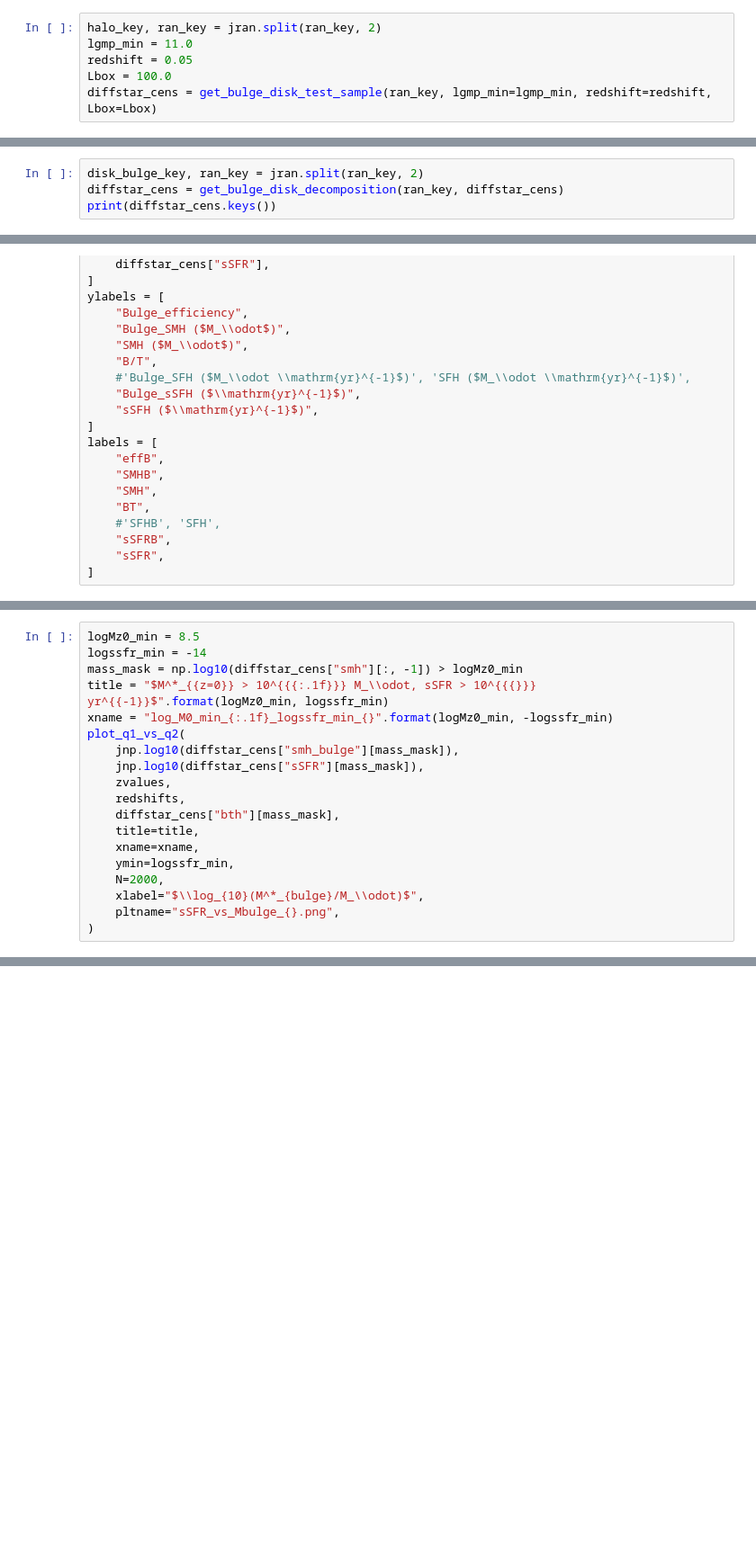
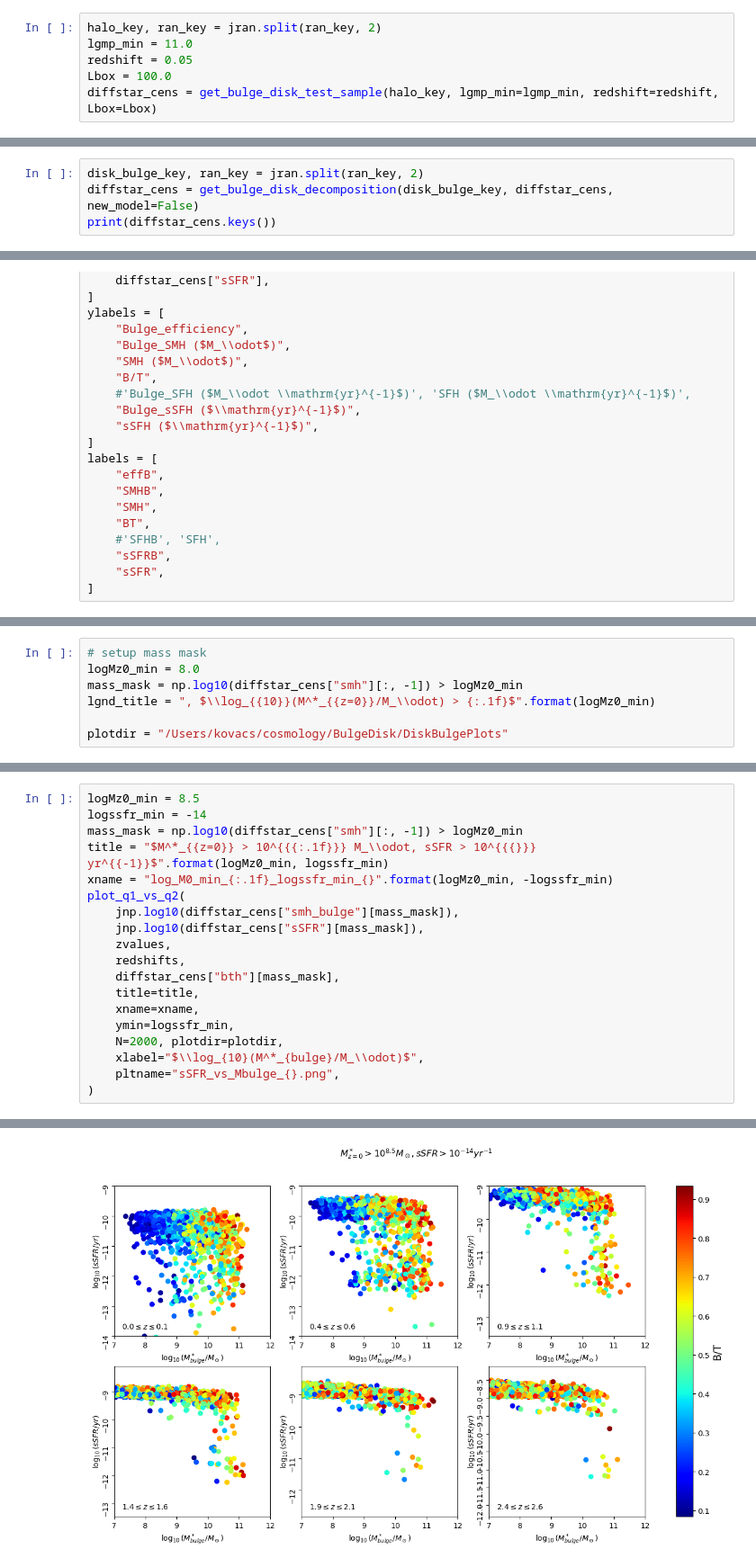
Before and after one commit to ArgonneCPAC/diffaux, a Jupyter notebook: notebooks/Bulge_disk.ipynb, the cells around one changed output, grey strips where cells are left out. Shown at 90% size. Cells and saved outputs as stored; diff of their text form; blank space fills up the shorter version.

Commit message:
New code and notebooks for improved disk-bulge decomposition

```diff
--- a/notebooks/Bulge_disk.ipynb
+++ b/notebooks/Bulge_disk.ipynb
@@ -16,4 +16,4 @@ halo_key, ran_key = jran.split(ran_key, 2)
 lgmp_min = 11.0
 redshift = 0.05
 Lbox = 100.0
-diffstar_cens = get_bulge_disk_test_sample(ran_key, lgmp_min=lgmp_min, redshift=redshift, Lbox=Lbox)
+diffstar_cens = get_bulge_disk_test_sample(halo_key, lgmp_min=lgmp_min, redshift=redshift, Lbox=Lbox)
@@ -22,4 +25,4 @@ diffstar_cens = get_bulge_disk_test_sample(ran_key, lgmp_min=lgmp_min, redshift=
 # %%
 disk_bulge_key, ran_key = jran.split(ran_key, 2)
-diffstar_cens = get_bulge_disk_decomposition(ran_key, diffstar_cens)
+diffstar_cens = get_bulge_disk_decomposition(disk_bulge_key, diffstar_cens, new_model=False)
 print(diffstar_cens.keys())
@@ -122,0 +120,7 @@ plot_q_with_cuts(
+# %%
+# setup mass mask
+logMz0_min = 8.0
+mass_mask = np.log10(diffstar_cens["smh"][:, -1]) > logMz0_min
+lgnd_title = ", $\\log_{{10}}(M^*_{{z=0}}/M_\\odot) > {:.1f}$".format(logMz0_min)
+
+plotdir = "/Users/kovacs/cosmology/BulgeDisk/DiskBulgePlots"
@@ -219,7 +285,8 @@ plot_q1_vs_q2(
     title=title,
     xname=xname,
     ymin=logssfr_min,
-    N=2000,
+    N=2000, plotdir=plotdir,
     xlabel="$\\log_{10}(M^*_{bulge}/M_\\odot)$",
     pltname="sSFR_vs_Mbulge_{}.png",
 )
+# %% [output]
@@ -225,0 +306 @@ plot_q1_vs_q2(
+[figure, added]
```
Also changed, not shown: parts of 15 cells of this notebook, 10 other files.
